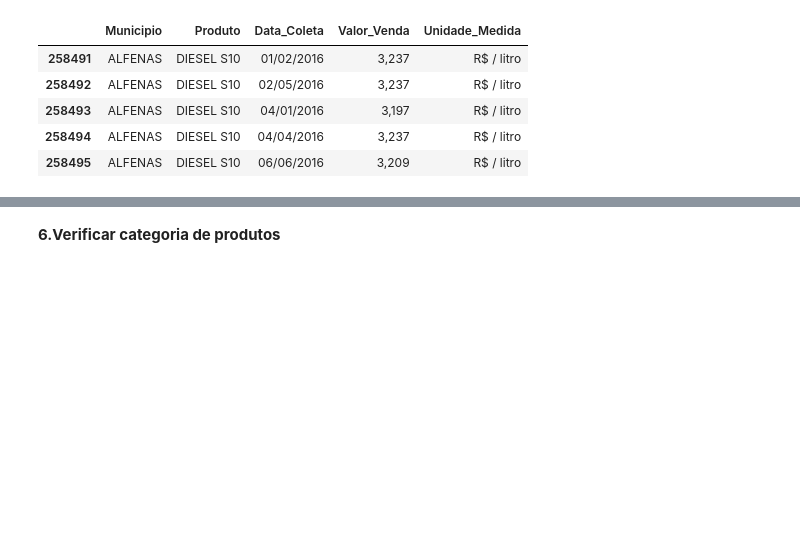
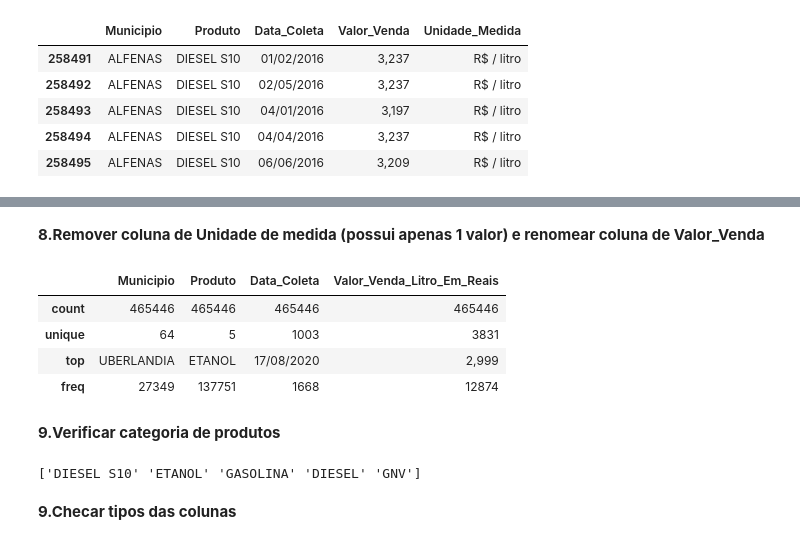
Before and after one commit to leoregisr/gas-price-history, a Jupyter notebook: ProcessamentoDados.ipynb, the cells around one changed output, grey strips where cells are left out. Drawn from its saved outputs; the diff is of its cells as text; code cells hidden in the pictures; blank space fills up the shorter version.

```diff
--- a/ProcessamentoDados.ipynb
+++ b/ProcessamentoDados.ipynb
@@ -102,2 +128,20 @@ df.head()
+# %% [markdown]
+**8.Remover coluna de Unidade de medida (possui apenas 1 valor) e renomear coluna de Valor_Venda**
+# %%
+df.drop(['Unidade_Medida'], axis=1, inplace=True)
+df = df.rename({'Valor_Venda': 'Valor_Venda_Litro_Em_Reais'}, axis=1)
+df.describe()
+# %% [output]
+|  | Municipio | Produto | Data_Coleta | Valor_Venda_Litro_Em_Reais |
+| count | 465446 | 465446 | 465446 | 465446 |
+| unique | 64 | 5 | 1003 | 3831 |
+| top | UBERLANDIA | ETANOL | 17/08/2020 | 2,999 |
+| freq | 27349 | 137751 | 1668 | 12874 |
 # %% [markdown]
-**6.Verificar categoria de produtos**
+**9.Verificar categoria de produtos**
+# %%
+print(df["Produto"].unique())
+# %% [output]
+['DIESEL S10' 'ETANOL' 'GASOLINA' 'DIESEL' 'GNV']
+# %% [markdown]
+**9.Checar tipos das colunas**
```
Also changed, not shown: parts of 35 cells of this notebook, 3 other files.
